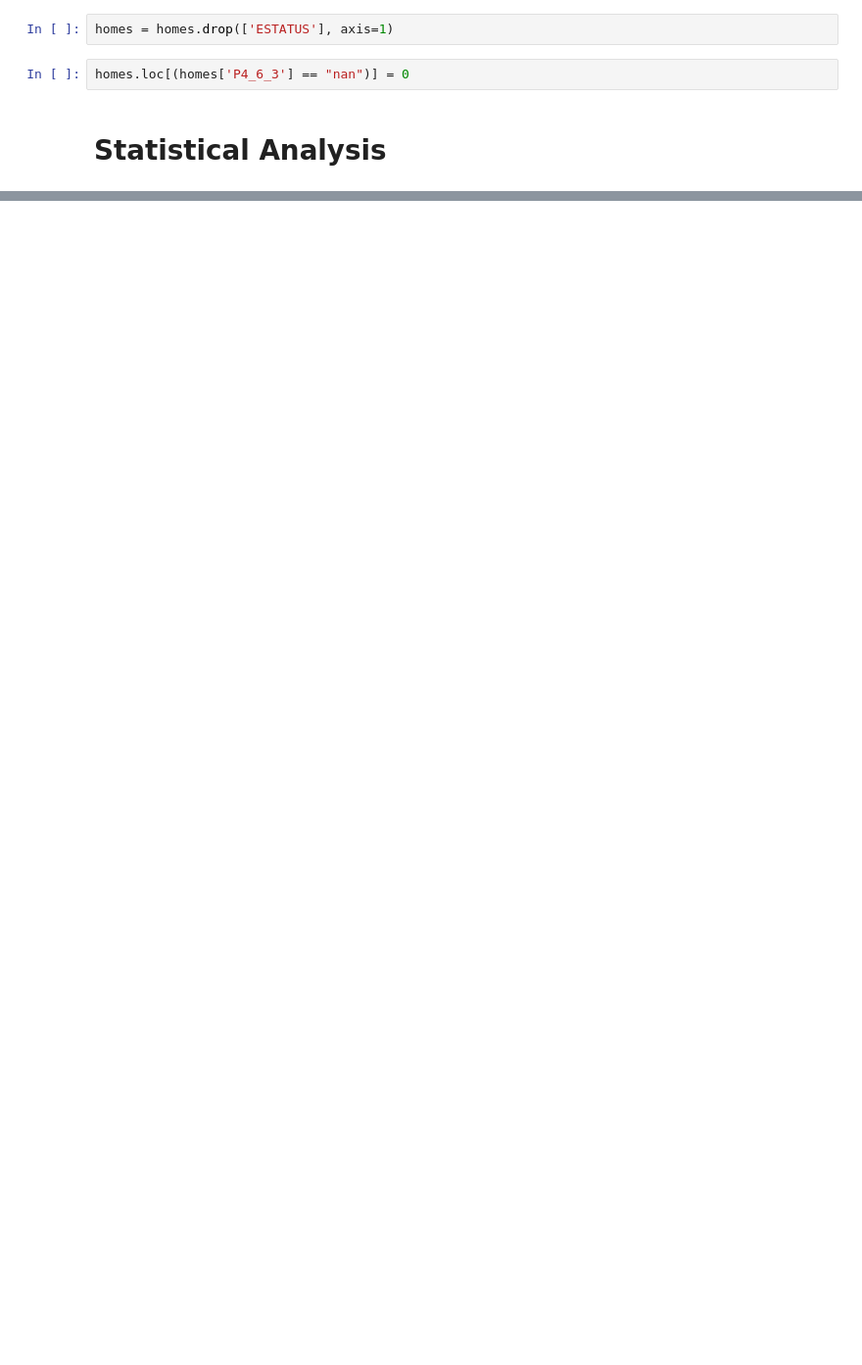
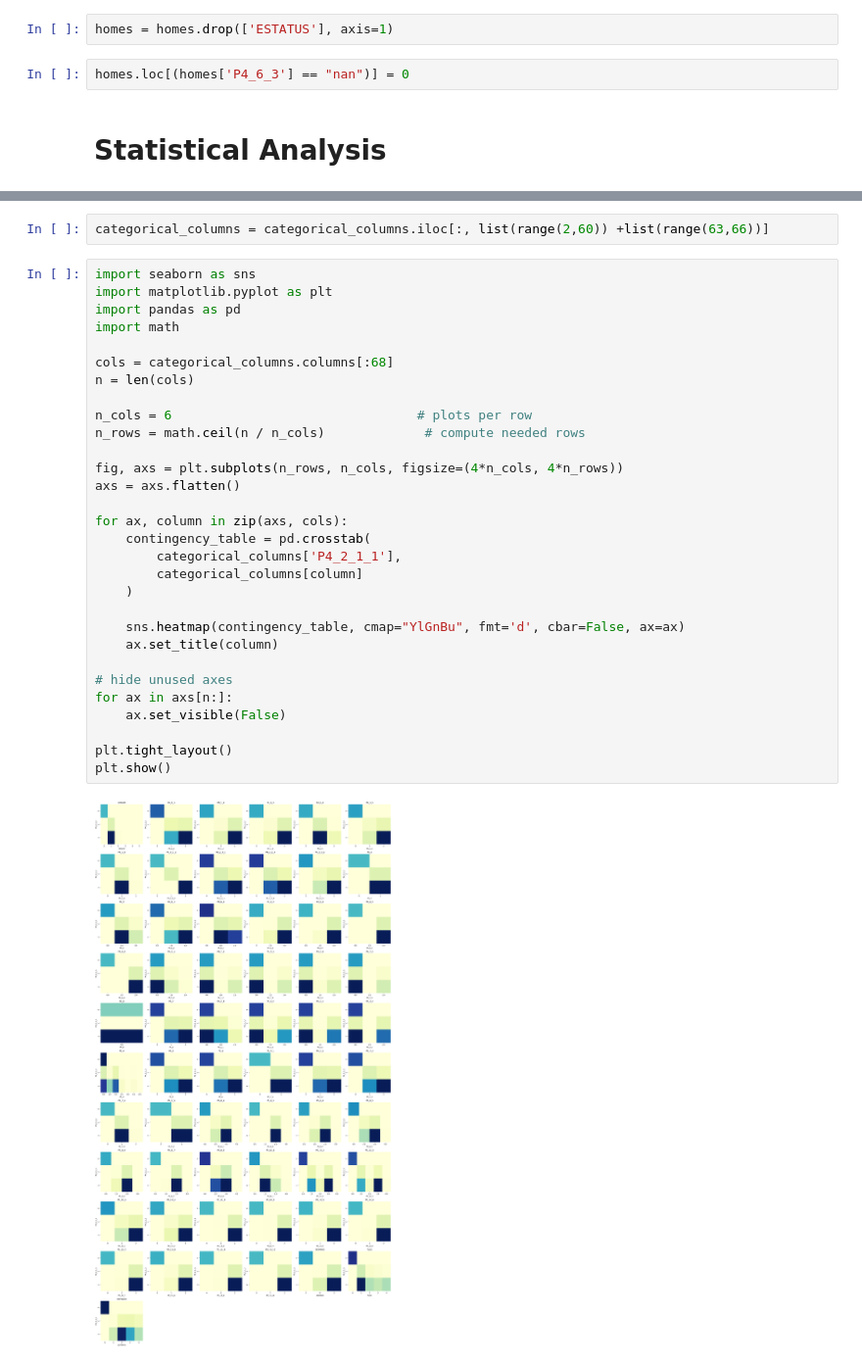
Before and after one commit to aleaguilar0094-ops/Mexican-National-Survey, a Jupyter notebook: Data analysis.ipynb, the cells around one changed output, grey strips where cells are left out. Shown at 98% size. Cells and saved outputs as stored; diff of their text form; blank space fills up the shorter version.

```diff
--- a/Data analysis.ipynb
+++ b/Data analysis.ipynb
@@ -471,0 +480,34 @@ plt.show()
+# %%
+categorical_columns = categorical_columns.iloc[:, list(range(2,60)) +list(range(63,66))]
+# %%
+import seaborn as sns
+import matplotlib.pyplot as plt
+import pandas as pd
+import math
+
+cols = categorical_columns.columns[:68]
+n = len(cols)
+
+n_cols = 6                                # plots per row
+n_rows = math.ceil(n / n_cols)             # compute needed rows
+
+fig, axs = plt.subplots(n_rows, n_cols, figsize=(4*n_cols, 4*n_rows))
+axs = axs.flatten()
+
+for ax, column in zip(axs, cols):
+    contingency_table = pd.crosstab(
+        categorical_columns['P4_2_1_1'],
+        categorical_columns[column]
+    )
+
+    sns.heatmap(contingency_table, cmap="YlGnBu", fmt='d', cbar=False, ax=ax)
+    ax.set_title(column)
+
+# hide unused axes
+for ax in axs[n:]:
+    ax.set_visible(False)
+
+plt.tight_layout()
+plt.show()
+# %% [output]
+[figure, added]
```
Also changed, not shown: parts of 5 cells of this notebook, 1 other file.
